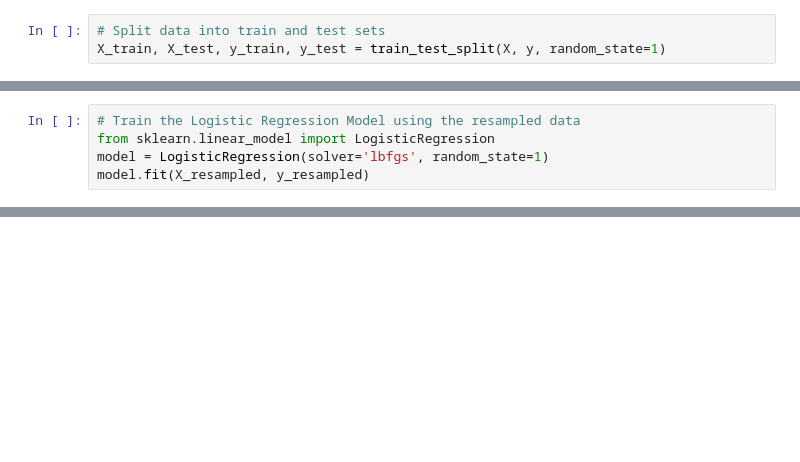
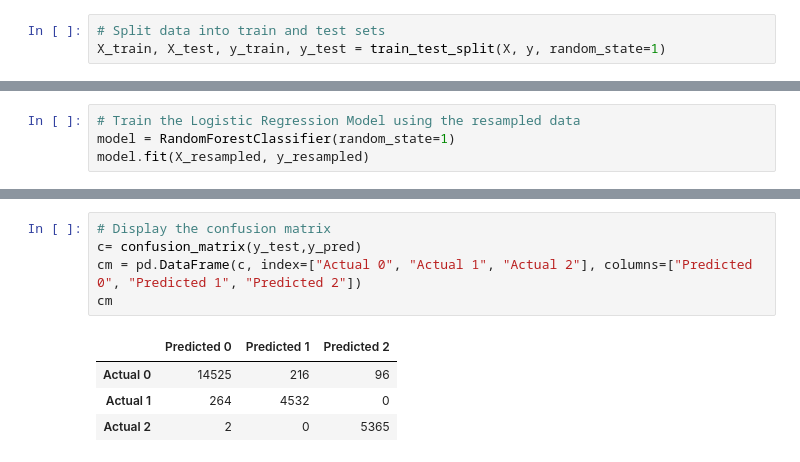
Before and after one commit to wonhee3472/Da_Vinci_Code, a Jupyter notebook: ML_model.ipynb, the cells around one changed output, grey strips where cells are left out. Drawn from its saved outputs; the diff is of its cells as text; blank space fills up the shorter version.

```diff
--- a/ML_model.ipynb
+++ b/ML_model.ipynb
@@ -90,6 +146,5 @@ Counter({'GALAXY': 51, 'STAR': 51, 'QSO': 51})
 # %%
 # Train the Logistic Regression Model using the resampled data
-from sklearn.linear_model import LogisticRegression
-model = LogisticRegression(solver='lbfgs', random_state=1)
+model = RandomForestClassifier(random_state=1)
 model.fit(X_resampled, y_resampled)
 # %% [output]
@@ -103,0 +169,10 @@ balanced_accuracy_score(y_test, y_pred)
+# %%
+# Display the confusion matrix
+c= confusion_matrix(y_test,y_pred)
+cm = pd.DataFrame(c, index=["Actual 0", "Actual 1", "Actual 2"], columns=["Predicted 0", "Predicted 1", "Predicted 2"])
+cm
+# %% [output]
+|  | Predicted 0 | Predicted 1 | Predicted 2 |
+| Actual 0 | 14525 | 216 | 96 |
+| Actual 1 | 264 | 4532 | 0 |
+| Actual 2 | 2 | 0 | 5365 |
```
Also changed, not shown: parts of 15 cells of this notebook.
